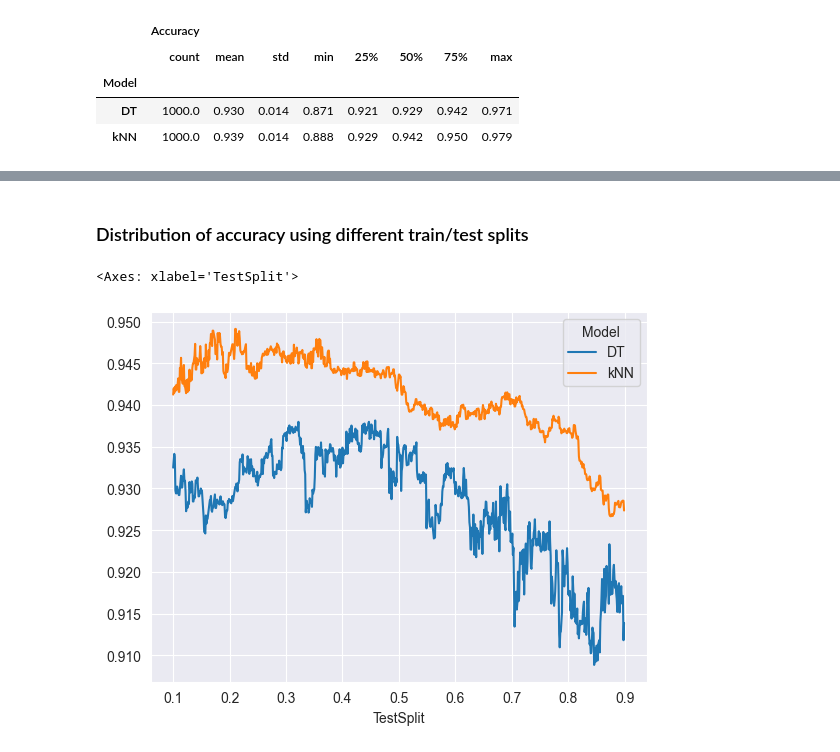
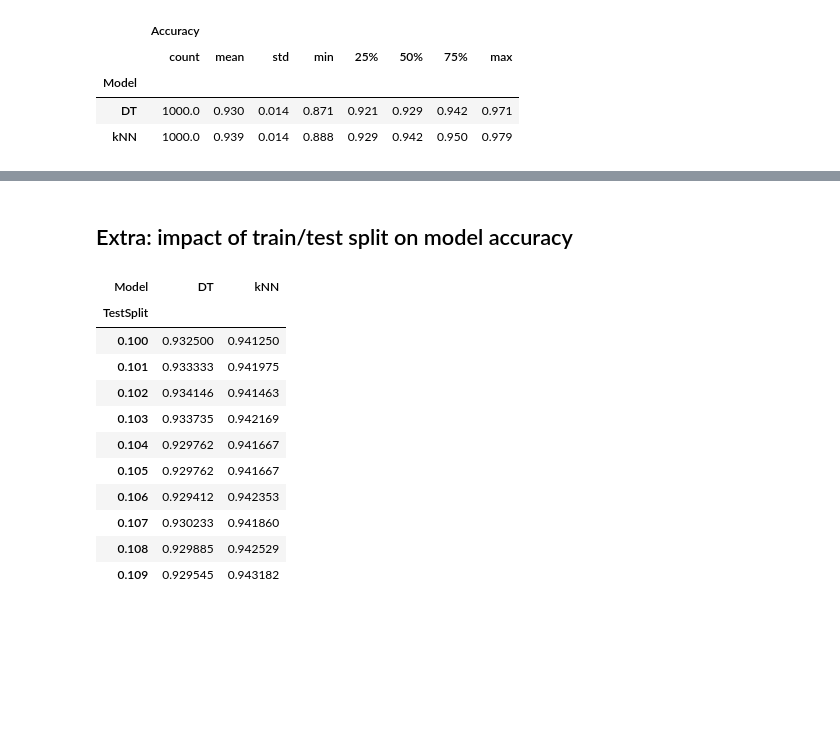
Before and after one commit to VideojogosLusofona/mlf_2025_lectures, a Jupyter notebook: lecture02/lecture02.ipynb, the cells around one changed output, grey strips where cells are left out. Cells and saved outputs as stored; diff of their text form; code cells hidden in the pictures; blank space fills up the shorter version.

```diff
--- a/lecture02/lecture02.ipynb
+++ b/lecture02/lecture02.ipynb
@@ -385,2 +384,0 @@ sns.boxplot(df_acc_rng, x="Model", y="Accuracy", hue="Model");
-# %% [markdown]
-### Distribution of accuracy using different train/test splits
@@ -399,8 +385,2 @@ df_acc_split = pd.DataFrame(acc_split, columns=["Accuracy", "TestSplit", "Model"
-# %%
-#df_acc_split.pivot(index="TestSplit", columns="Model", values="Accuracy").plot(figsize=(8, 5))
-df_mean = df_acc_split.groupby(["TestSplit", "Model"])["Accuracy"].mean().reset_index()
-
-df_mean.pivot(index="TestSplit", columns="Model", values="Accuracy").plot()
-# %% [output]
-<Axes: xlabel='TestSplit'>
-[figure, removed]
+# %% [markdown]
+## Extra: impact of train/test split on model accuracy
@@ -406,0 +427,25 @@ df_mean.pivot(index="TestSplit", columns="Model", values="Accuracy").plot()
+# %%
+# Let's get the mean accuracy (over 10 seeds) for each test split-model combination
+df_mean = df_acc_split.groupby(["TestSplit", "Model"])["Accuracy"].mean().reset_index()
+
+# Let's rearrange the data frame so that the test split is the unique index,
+# with each model having its own column, with values for each being the
+# accuracy
+df_pivot = df_mean.pivot(index="TestSplit", columns="Model", values="Accuracy")
+
+# Take a look at the pivot data frame, so we can check that it has the data in
+# the format we want
+df_pivot.head(10).round(6)
+# %% [output]
+| Model | DT | kNN |
+| TestSplit |  |  |
+| 0.100 | 0.932500 | 0.941250 |
+| 0.101 | 0.933333 | 0.941975 |
+| 0.102 | 0.934146 | 0.941463 |
+| 0.103 | 0.933735 | 0.942169 |
+| 0.104 | 0.929762 | 0.941667 |
+| 0.105 | 0.929762 | 0.941667 |
+| 0.106 | 0.929412 | 0.942353 |
+| 0.107 | 0.930233 | 0.941860 |
+| 0.108 | 0.929885 | 0.942529 |
+| 0.109 | 0.929545 | 0.943182 |
```
Also changed, not shown: parts of 6 cells of this notebook, 1 other file.
